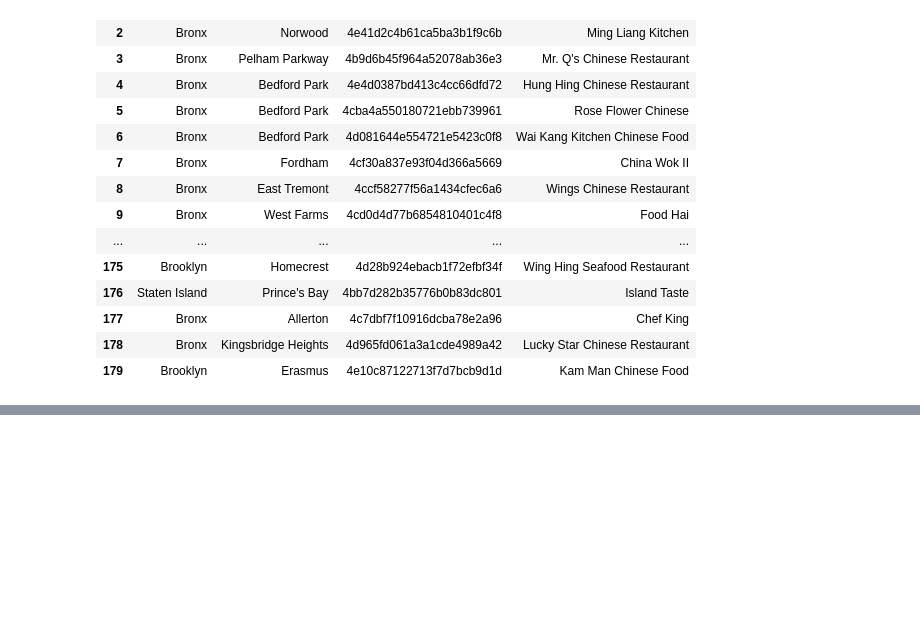
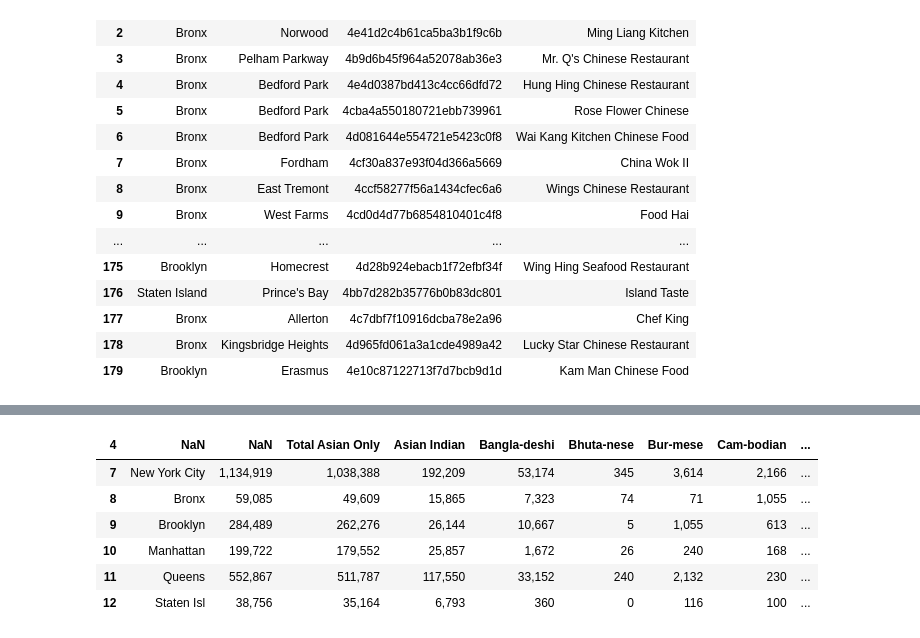
Before and after one commit to roydipta/battle_of_the_neighborhoods, a Jupyter notebook: final_workbook.ipynb, the cells around one changed output, grey strips where cells are left out. Cells and saved outputs as stored; diff of their text form; code cells hidden in the pictures; blank space fills up the shorter version.

```diff
--- a/final_workbook.ipynb
+++ b/final_workbook.ipynb
@@ -161,0 +184,17 @@ chinese_df.groupby('')
+# %%
+asians_nyc.drop(axis=0, index = [0,1,2,3,5,6], inplace=True)
+# %%
+asians_nyc.columns = asians_nyc.iloc[0]
+asians_nyc = asians_nyc[1:]
+# %%
+asians_nyc.drop(axis=0, index = [5, 6], inplace=True)
+# %%
+asians_nyc.set_index()
+# %% [output]
+| 4 | NaN | NaN | Total Asian Only | Asian Indian | Bangla-deshi | Bhuta-nese | Bur-mese | Cam-bodian | ... |
+| 7 | New York City | 1,134,919 | 1,038,388 | 192,209 | 53,174 | 345 | 3,614 | 2,166 | ... |
+| 8 | Bronx | 59,085 | 49,609 | 15,865 | 7,323 | 74 | 71 | 1,055 | ... |
+| 9 | Brooklyn | 284,489 | 262,276 | 26,144 | 10,667 | 5 | 1,055 | 613 | ... |
+| 10 | Manhattan | 199,722 | 179,552 | 25,857 | 1,672 | 26 | 240 | 168 | ... |
+| 11 | Queens | 552,867 | 511,787 | 117,550 | 33,152 | 240 | 2,132 | 230 | ... |
+| 12 | Staten Isl | 38,756 | 35,164 | 6,793 | 360 | 0 | 116 | 100 | ... |
```
Also changed, not shown: parts of 14 cells of this notebook, 3 other files.
